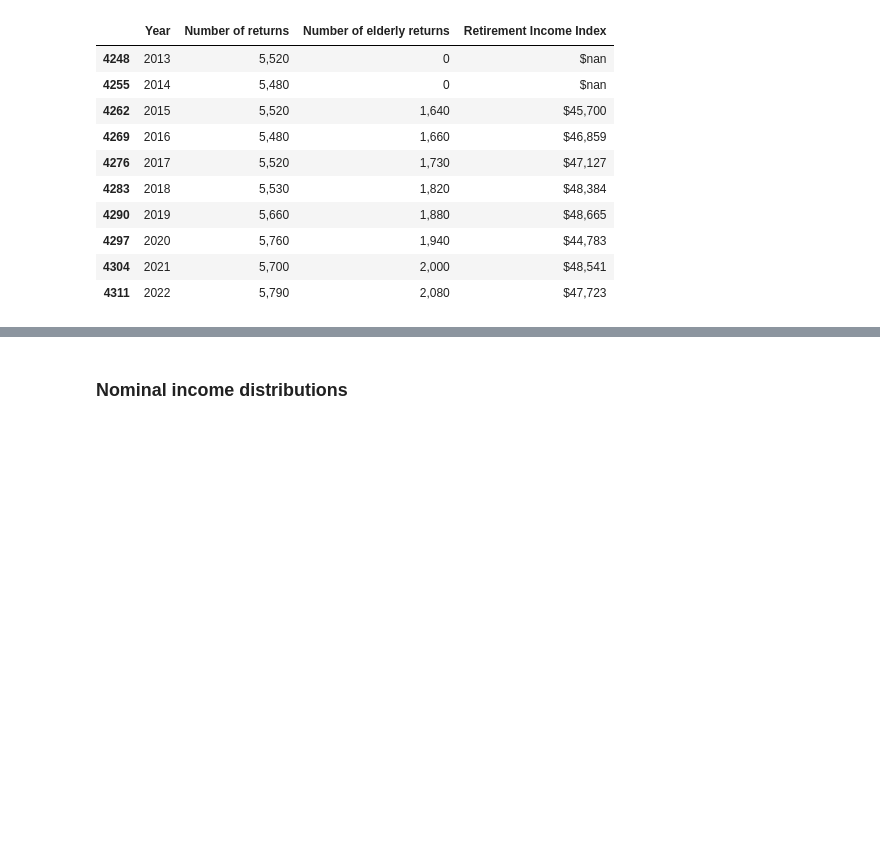
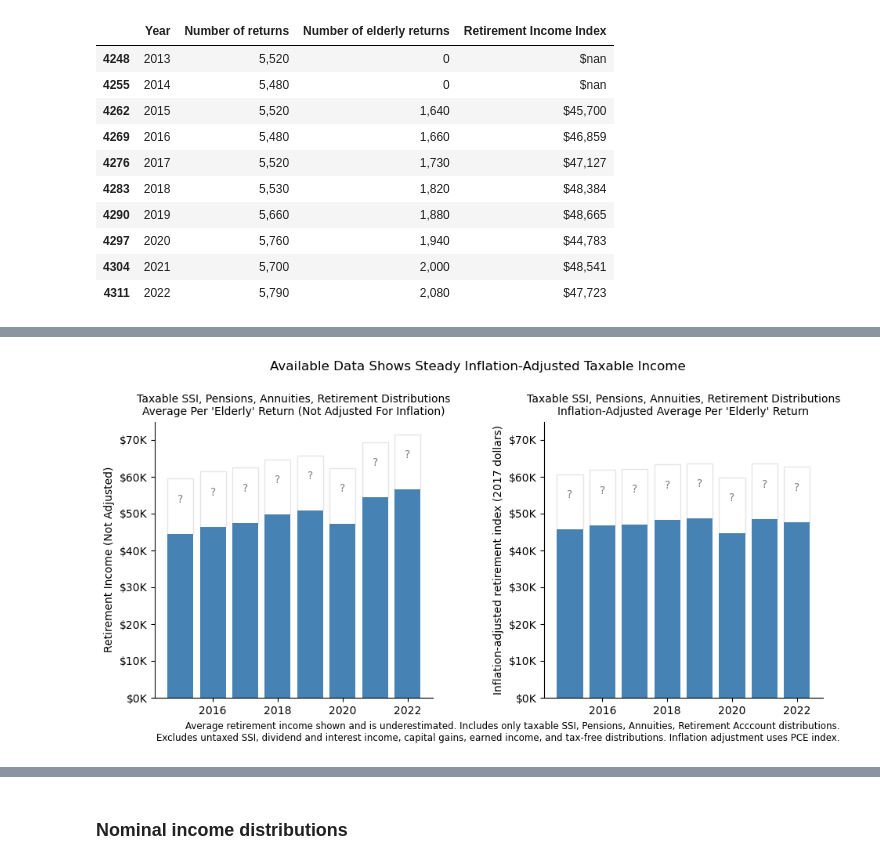
Before and after one commit to jdanke/granby-budget, a Jupyter notebook: income and budget plots-peer.ipynb, the cells around one changed output, grey strips where cells are left out. Cells and saved outputs as stored; diff of their text form; code cells hidden in the pictures; blank space fills up the shorter version.

Commit message:
minor plot tweaks

```diff
--- a/income and budget plots-peer.ipynb
+++ b/income and budget plots-peer.ipynb
@@ -1121,0 +1122,81 @@ plt.show()
+# %%
+
+_df = town_total_income[town_total_income['Number of elderly returns'] > 0].query('Town == "Granby"')
+
+
+fig, axs = plt.subplots(1, 2, figsize=(11,5), gridspec_kw={'wspace':.4})
+
+fig.suptitle("Available Data Shows Steady Inflation-Adjusted Taxable Income")
+
+# left side
+ax = axs[0]
+
+bars = ax.bar(_df['Year'],
+       _df['Retirement Income Per Return'],
+       facecolor='steelblue', )
+
+for bar in bars:
+    height = bar.get_height() + 7000
+    ax.annotate("?",
+                xy=(bar.get_x() + bar.get_width() / 2, height), #
+                xytext=(0, 3), # 3 points vertical offset
+                textcoords="offset points",
+                ha='center', va='bottom', color='gray')
+
+ax.bar(_df['Year'],
+       _df.shape[0]*[15000],
+       bottom=_df['Retirement Income Per Return'],
+       edgecolor='gray', facecolor='none', alpha=.2)
+sns.despine()
+
+ax.set_ylabel("Retirement Income (Not Adjusted)")
+ax.yaxis.set_major_formatter(dollar_k_formatter)
+ax.set_ylim(top=75000)
+
+ax.set_title("Taxable SSI, Pensions, Annuities, Retirement Distributions\nAverage Per 'Elderly' Return (Not Adjusted For Inflation)",
+            fontsize=10)
+
+
+# right side
+ax = axs[1]
+
+ax.set_title("Taxable SSI, Pensions, Annuities, Retirement Distributions\nInflation-Adjusted Average Per 'Elderly' Return",
+            fontsize=10)
+
+_df = town_total_income[town_total_income['Number of elderly returns'] > 0].query('Town == "Granby"')
+
+bars = ax.bar(_df['Year'],
+       _df['Retirement Income Index'],
+       facecolor='steelblue', )
+
+for bar in bars:
+    height = bar.get_height() + 7000
+    ax.annotate("?",
+                xy=(bar.get_x() + bar.get_width() / 2, height), #
+                xytext=(0, 3), # 3 points vertical offset
+                textcoords="offset points",
+                ha='center', va='bottom', color='gray')
+
+ax.bar(_df['Year'],
+       _df.shape[0]*[15000],
+       bottom=_df['Retirement Income Index'],
+       edgecolor='gray', facecolor='none', alpha=.2)
+sns.despine()
+
+ax.set_ylabel("Inflation-adjusted retirement index (2017 dollars)")
+ax.yaxis.set_major_formatter(dollar_k_formatter)
+ax.set_ylim(top=75000)
+
+plt.tight_layout()
+plt.subplots_adjust(top=.825, bottom=0.12)
+
+line1 = "Average retirement income shown and is underestimated. Includes only taxable SSI, Pensions, Annuities, Retirement Acccount distributions."
+line2 = "\nExcludes untaxed SSI, "
+line3 = "dividend and interest income, capital gains, earned income, and tax-free distributions. Inflation adjustment uses PCE index."
+fig.text(.92, .01, line1 + line2 + line3, ha='right', fontsize=8.5)
+
+plt.savefig(f"./charts/social_security/real_retirement_index.png", dpi=200, metadata=png_metadata)
+
+plt.show()
+# %% [output]
+[figure, added]
```
Also changed, not shown: parts of 34 cells of this notebook, 8 other files.
